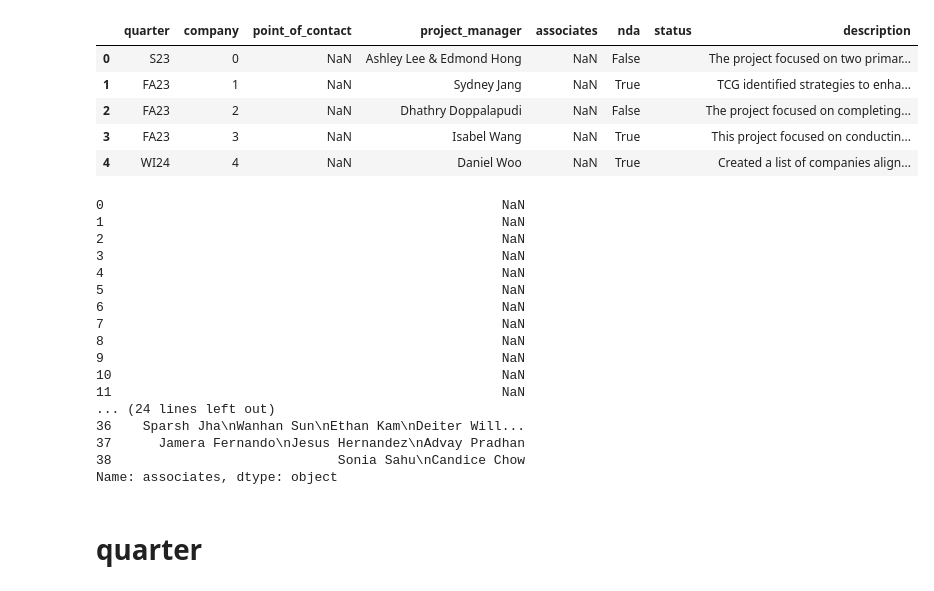
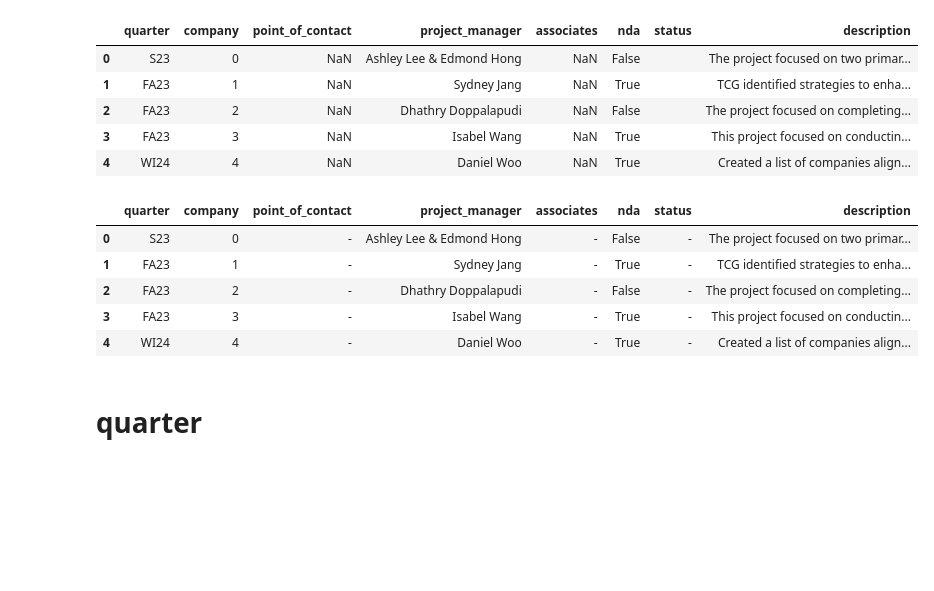
Before and after one commit to itsgeorgema/tcgdashboard, a Jupyter notebook: data_cleaning/clean.ipynb, the cells around one changed output. Cells and saved outputs as stored; diff of their text form; code cells hidden in the pictures; blank space fills up the shorter version.

```diff
--- a/data_cleaning/clean.ipynb
+++ b/data_cleaning/clean.ipynb
@@ -151,23 +152,3 @@ projects_df.head()
 | 2 | FA23 | 2 | NaN | Dhathry Doppalapudi | NaN | False |  | The project focused on completing... |
 | 3 | FA23 | 3 | NaN | Isabel Wang | NaN | True |  | This project focused on conductin... |
 | 4 | WI24 | 4 | NaN | Daniel Woo | NaN | True |  | Created a list of companies align... |
-# %%
-projects_df['associates']
-# %% [output]
-0                                                   NaN
-1                                                   NaN
-2                                                   NaN
-3                                                   NaN
-4                                                   NaN
-5                                                   NaN
-6                                                   NaN
-7                                                   NaN
-8                                                   NaN
-9                                                   NaN
-10                                                  NaN
-11                                                  NaN
-... (24 lines left out)
-36    Sparsh Jha\nWanhan Sun\nEthan Kam\nDeiter Will...
-37      Jamera Fernando\nJesus Hernandez\nAdvay Pradhan
-38                             Sonia Sahu\nCandice Chow
-Name: associates, dtype: object
@@ -174,3 +159,12 @@ Name: associates, dtype: object
+# %%
+projects_df.head()
+# %% [output]
+|  | quarter | company | point_of_contact | project_manager | associates | nda | status | description |
+| 0 | S23 | 0 | - | Ashley Lee & Edmond Hong | - | False | - | The project focused on two primar... |
+| 1 | FA23 | 1 | - | Sydney Jang | - | True | - | TCG identified strategies to enha... |
+| 2 | FA23 | 2 | - | Dhathry Doppalapudi | - | False | - | The project focused on completing... |
+| 3 | FA23 | 3 | - | Isabel Wang | - | True | - | This project focused on conductin... |
+| 4 | WI24 | 4 | - | Daniel Woo | - | True | - | Created a list of companies align... |
 # %% [markdown]
 # quarter
 # %%
```
Also changed, not shown: parts of 24 cells of this notebook.
